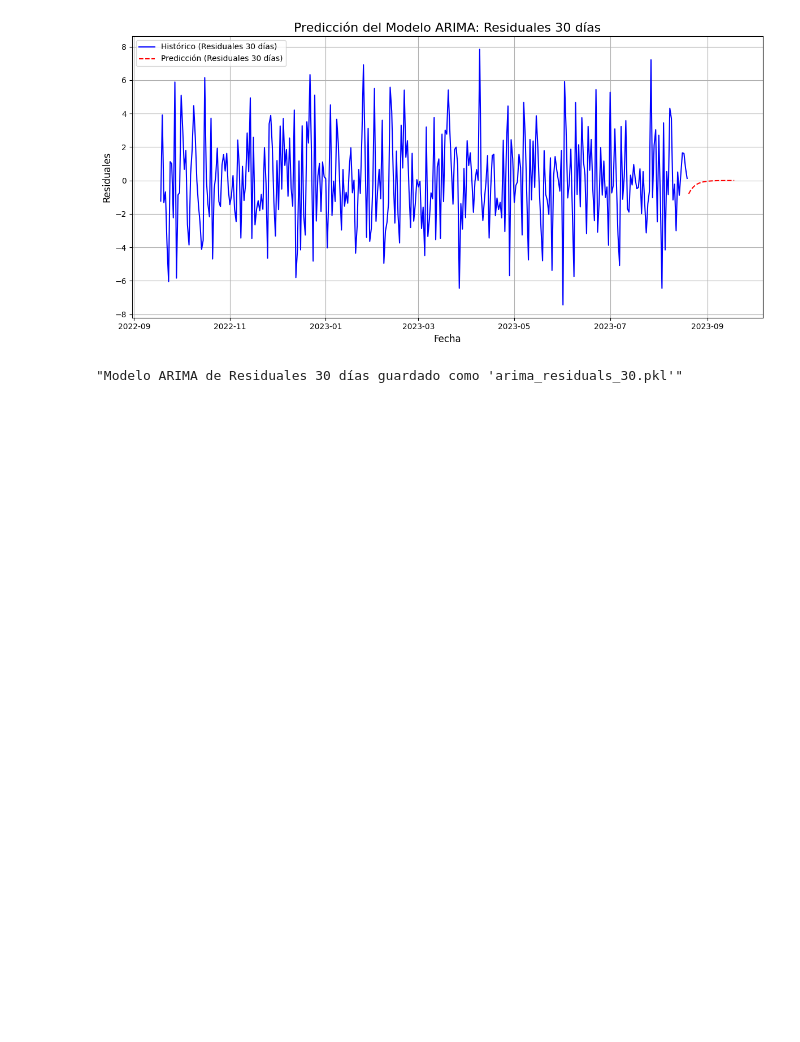
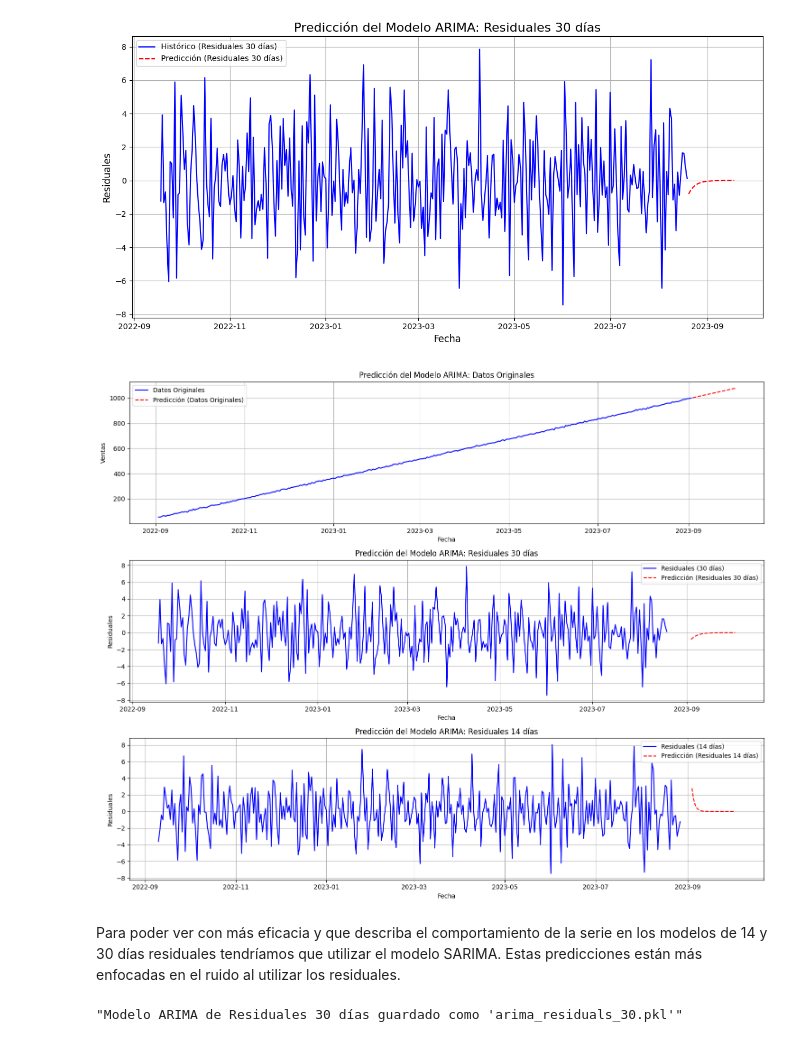
Before and after one commit to 4GeeksAcademy/Proyecto-de-Serie-Temporal-Alternativa, a Jupyter notebook: src/explore.ipynb, the cells around one changed output. Drawn from its saved outputs; the diff is of its cells as text; code cells hidden in the pictures; blank space fills up the shorter version.

```diff
--- a/src/explore.ipynb
+++ b/src/explore.ipynb
@@ -425,6 +424,62 @@ plt.tight_layout()
 plt.show()
 # %% [output]
 [figure]
+# %%
+# Generar predicciones futuras para los próximos 30 días para cada modelo
+
+# Predicción para Datos Originales
+forecast_original = model_original_fit.forecast(steps=30)
+
+# Predicción para Residuales de 30 días
+forecast_residuals_30 = model_residuals_30_fit.forecast(steps=30)
+
+# Predicción para Residuales de 14 días
+forecast_residuals_14 = model_residuals_14_fit.forecast(steps=30)
+
+# Crear un rango de fechas futuras para las predicciones
+last_date = total_data.index[-1]
+future_dates = [last_date + pd.Timedelta(days=i) for i in range(1, 31)]
+
+# Graficar las predicciones junto con los datos históricos
+plt.figure(figsize=(15, 12))
+
+# Gráfico 1: Predicción para Datos Originales
+plt.subplot(3, 1, 1)
+plt.plot(total_data['sales'], label='Datos Originales', color='blue')
+plt.plot(future_dates, forecast_original, label='Predicción (Datos Originales)', color='red', linestyle='--')
+plt.title('Predicción del Modelo ARIMA: Datos Originales')
+plt.xlabel('Fecha')
+plt.ylabel('Ventas')
+plt.legend()
+plt.grid(True)
+
+# Gráfico 2: Predicción para Residuales de 30 días
+plt.subplot(3, 1, 2)
+plt.plot(residuals_30, label='Residuales (30 días)', color='blue')
+plt.plot(future_dates, forecast_residuals_30, label='Predicción (Residuales 30 días)', color='red', linestyle='--')
+plt.title('Predicción del Modelo ARIMA: Residuales 30 días')
+plt.xlabel('Fecha')
+plt.ylabel('Residuales')
+plt.legend()
+plt.grid(True)
+
+# Gráfico 3: Predicción para Residuales de 14 días
+plt.subplot(3, 1, 3)
+plt.plot(residuals_14, label='Residuales (14 días)', color='blue')
+plt.plot(future_dates, forecast_residuals_14, label='Predicción (Residuales 14 días)', color='red', linestyle='--')
+plt.title('Predicción del Modelo ARIMA: Residuales 14 días')
+plt.xlabel('Fecha')
+plt.ylabel('Residuales')
+plt.legend()
+plt.grid(True)
+
+plt.tight_layout()
+plt.show()
+# %% [output]
+[figure, added]
+# %% [markdown]
+Para poder ver con más eficacia y que describa el comportamiento de la serie en los modelos de 14 y 30 días residuales tendríamos que utilizar el modelo SARIMA.
+Estas predicciones están más enfocadas en el ruido al utilizar los residuales.
 # %%
 with open('arima_residuals_30.pkl', 'wb') as file:
     pickle.dump(model_residuals_30_fit, file)
```
Also changed, not shown: parts of 2 cells of this notebook, 1 other file.
